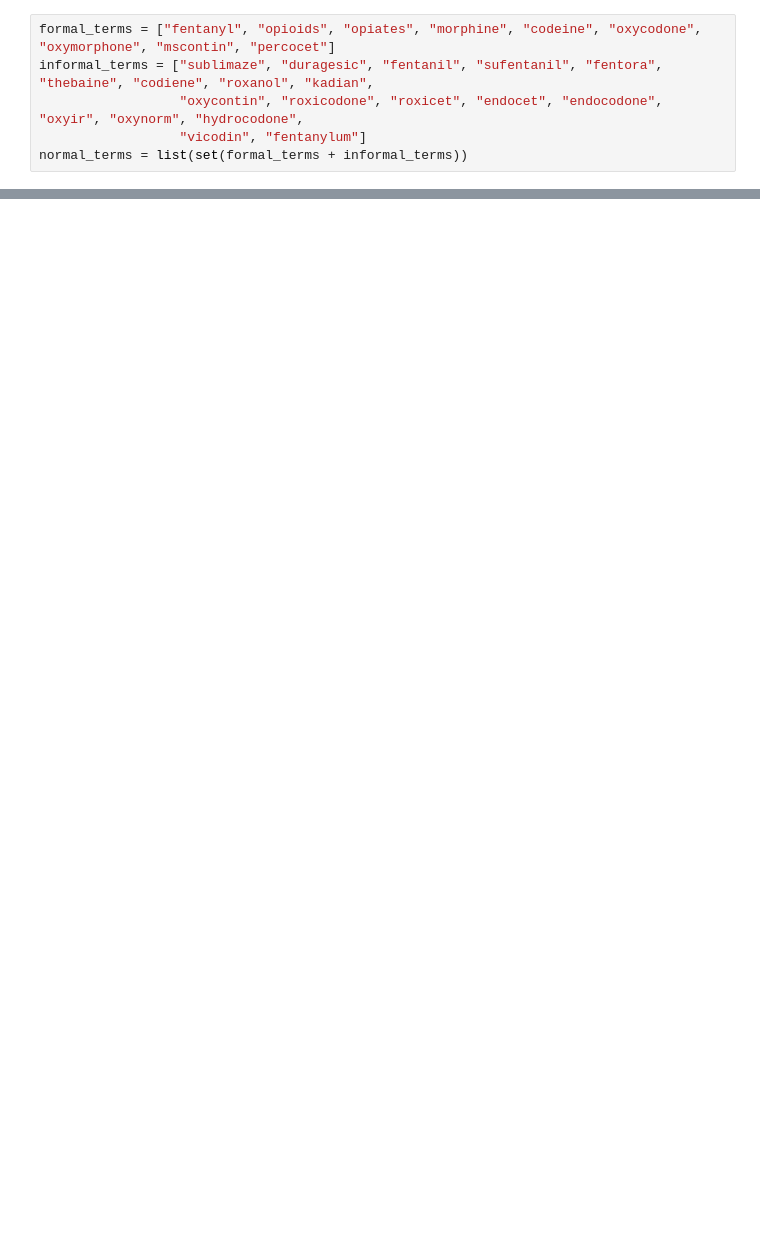
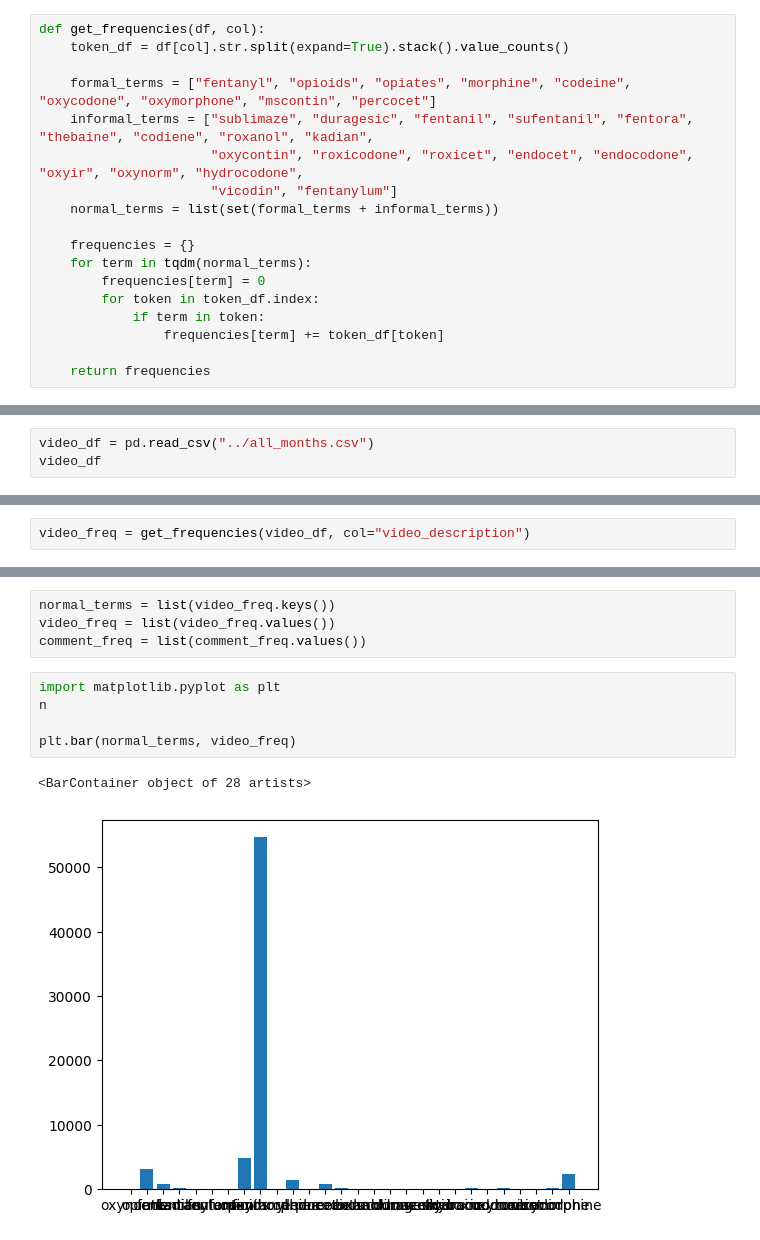
Before and after one commit to Small-Samori/tiktok, a Jupyter notebook: cross_correlation/Untitled.ipynb, the cells around one changed output, grey strips where cells are left out. Saved outputs shown, nothing was run; the diff lists cells and outputs as text; blank space fills up the shorter version.

```diff
--- a/cross_correlation/Untitled.ipynb
+++ b/cross_correlation/Untitled.ipynb
@@ -32,6 +5,18 @@ Name: count, Length: 78952, dtype: int64
 # %%
-formal_terms = ["fentanyl", "opioids", "opiates", "morphine", "codeine", "oxycodone", "oxymorphone", "mscontin", "percocet"]
-informal_terms = ["sublimaze", "duragesic", "fentanil", "sufentanil", "fentora", "thebaine", "codiene", "roxanol", "kadian",
-                  "oxycontin", "roxicodone", "roxicet", "endocet", "endocodone", "oxyir", "oxynorm", "hydrocodone",
-                  "vicodin", "fentanylum"]
-normal_terms = list(set(formal_terms + informal_terms))
+def get_frequencies(df, col):
+    token_df = df[col].str.split(expand=True).stack().value_counts()
+
+    formal_terms = ["fentanyl", "opioids", "opiates", "morphine", "codeine", "oxycodone", "oxymorphone", "mscontin", "percocet"]
+    informal_terms = ["sublimaze", "duragesic", "fentanil", "sufentanil", "fentora", "thebaine", "codiene", "roxanol", "kadian",
+                      "oxycontin", "roxicodone", "roxicet", "endocet", "endocodone", "oxyir", "oxynorm", "hydrocodone",
+                      "vicodin", "fentanylum"]
+    normal_terms = list(set(formal_terms + informal_terms))
+
+    frequencies = {}
+    for term in tqdm(normal_terms):
+        frequencies[term] = 0
+        for token in token_df.index:
+            if term in token:
+                frequencies[term] += token_df[token]
+
+    return frequencies
@@ -126,0 +43,3 @@ opioids.
+# %%
+video_df = pd.read_csv("../all_months.csv")
+video_df
@@ -126,0 +60,2 @@ opioids.
+# %%
+video_freq = get_frequencies(video_df, col="video_description")
@@ -126,0 +64,12 @@ opioids.
+# %%
+normal_terms = list(video_freq.keys())
+video_freq = list(video_freq.values())
+comment_freq = list(comment_freq.values())
+# %%
+import matplotlib.pyplot as plt
+n
+
+plt.bar(normal_terms, video_freq)
+# %% [output]
+<BarContainer object of 28 artists>
+[figure, added]
```
Also changed, not shown: parts of 12 cells of this notebook, 2 other files.
